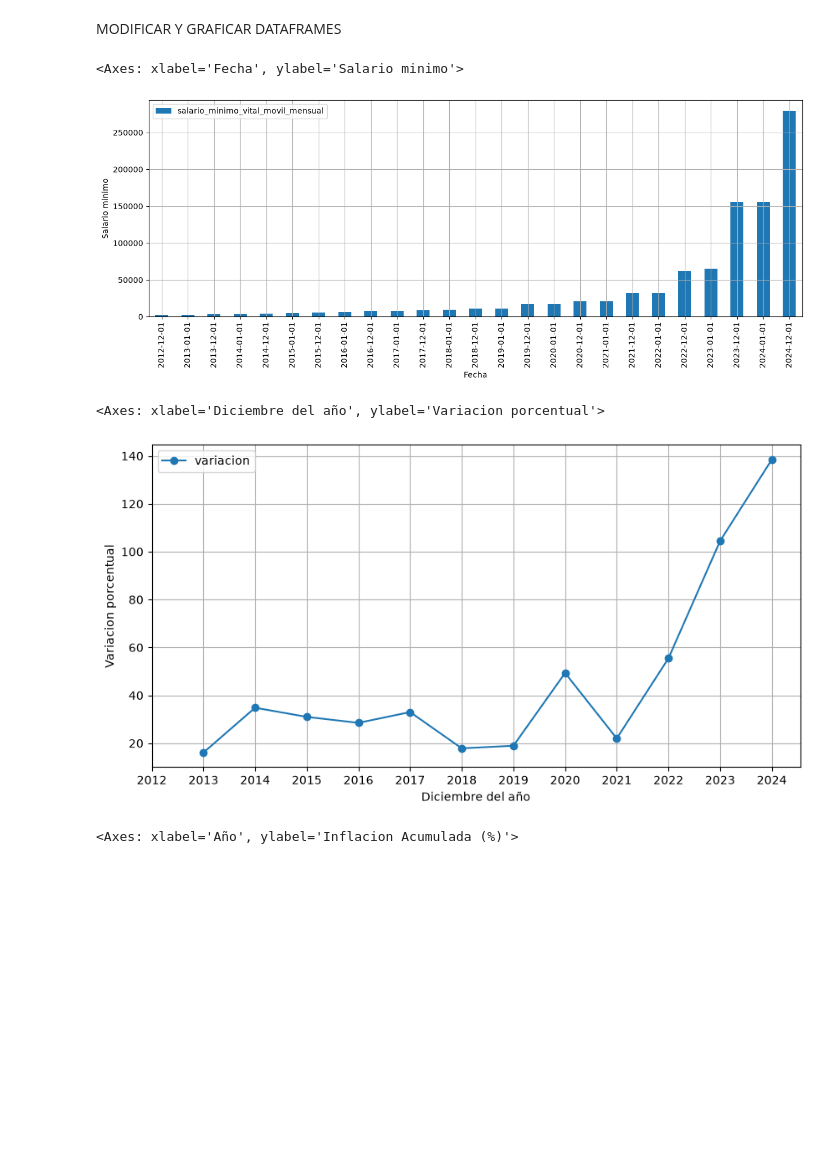
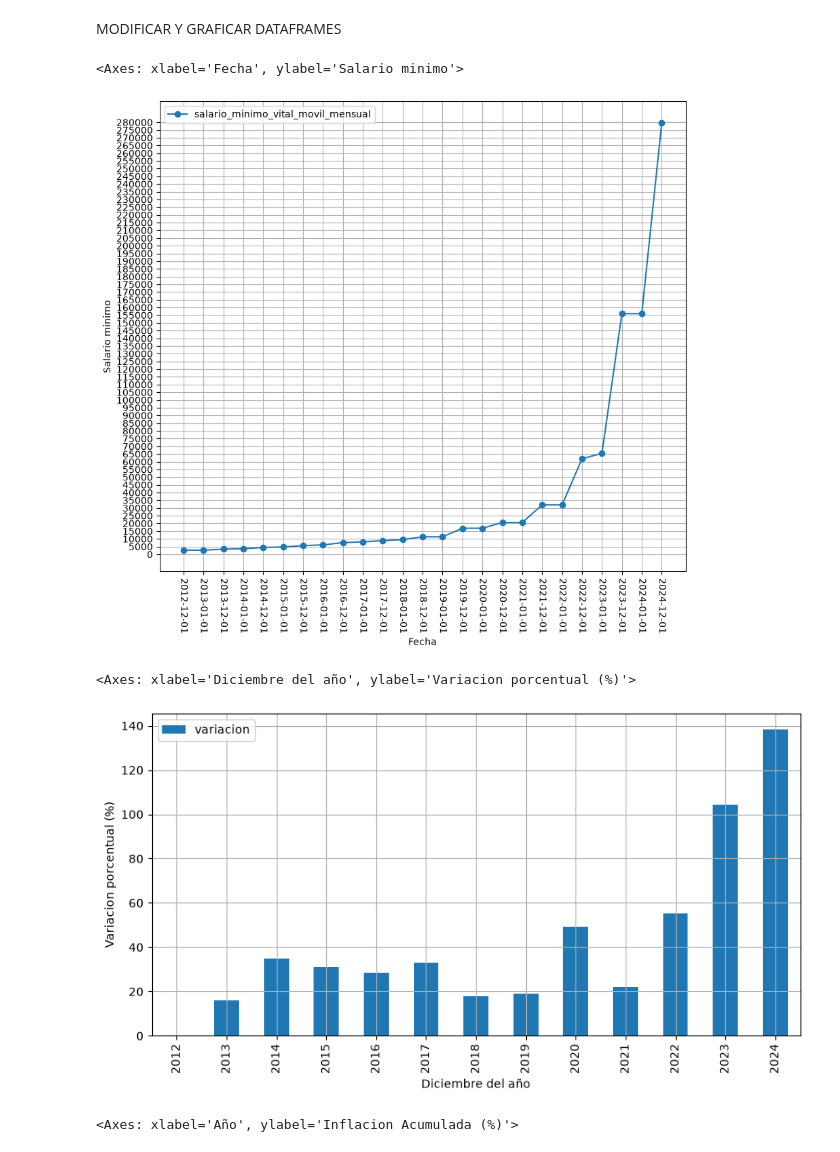
Before and after one commit to TomasVerniano/ANALISIS_POBLACION_ARGENTINA_AED, a Jupyter notebook: economia.ipynb, the cells around one changed output. Drawn from its saved outputs; the diff is of its cells as text; code cells hidden in the pictures; blank space fills up the shorter version.

Commit message:
Economia variaciones

```diff
--- a/economia.ipynb
+++ b/economia.ipynb
@@ -63,49 +63,56 @@ MODIFICAR Y GRAFICAR DATAFRAMES
 # %%
 salario_min_desde_2012 = salario_min[(salario_min['indice_tiempo'] >= '2012-12-01') & (salario_min['indice_tiempo'] <= '2024-12-01')]
 
 salario_min_desde_2012 = salario_min_desde_2012[salario_min_desde_2012['indice_tiempo'].dt.month.isin([1,12])]
 
 salario_min_desde_2012 = salario_min_desde_2012.sort_values('indice_tiempo')
 
 salario_min_desde_2012['indice_tiempo'] = salario_min_desde_2012['indice_tiempo'].dt.strftime('%Y-%m-%d')
 
+val_max = int(salario_min_desde_2012['salario_minimo_vital_movil_mensual'].max())
+paso = 5000
+
 salario_min_desde_2012.plot(
-                            kind = 'bar',
-                            figsize = (15,5),
+                            #kind = 'bar',
+                            figsize = (10,9),
                             grid = True,
                             x = 'indice_tiempo',
-                            rot = 90,
+                            rot = 270,
+                            xticks = range(len(salario_min_desde_2012)),
                             xlabel ='Fecha',
                             y = 'salario_minimo_vital_movil_mensual',
-                            ylabel ='Salario minimo'
+                            yticks = range(0, val_max + paso, paso),
+                            ylabel ='Salario minimo',
+                            marker = 'o'
                            )
 # %% [output]
 <Axes: xlabel='Fecha', ylabel='Salario minimo'>
-[figure, old version]
+[figure, new version]
 # %%
-salario_min_desde_2012_var = salario_min[(salario_min['indice_tiempo'] >= '2011-12-01') & (salario_min['indice_tiempo'] <= '2024-12-01')]
+var_salario_min_desde_2012 = salario_min[(salario_min['indice_tiempo'] >= '2011-12-01') & (salario_min['indice_tiempo'] <= '2024-12-01')]
 
-salario_min_desde_2012_var = salario_min_desde_2012_var[salario_min_desde_2012_var['indice_tiempo'].dt.month == 1]
+var_salario_min_desde_2012 = var_salario_min_desde_2012[var_salario_min_desde_2012['indice_tiempo'].dt.month == 1]
 
-salario_min_desde_2012_var = salario_min_desde_2012_var.sort_values('indice_tiempo')
+var_salario_min_desde_2012 = var_salario_min_desde_2012.sort_values('indice_tiempo')
 
-salario_min_desde_2012_var['variacion'] = salario_min_desde_2012_var['salario_minimo_vital_movil_mensual'].pct_change() * 100
+var_salario_min_desde_2012['variacion'] = var_salario_min_desde_2012['salario_minimo_vital_movil_mensual'].pct_change() * 100
 
-salario_min_desde_2012_var['anio'] = salario_min_desde_2012_var['indice_tiempo'].dt.strftime('%Y')
+var_salario_min_desde_2012['anio'] = var_salario_min_desde_2012['indice_tiempo'].dt.strftime('%Y')
 
-salario_min_desde_2012_var.plot(
+var_salario_min_desde_2012.plot(
+                                kind = 'bar',
                                 figsize = (10, 5),
                                 grid = True,
                                 x = 'anio',
                                 xlabel = 'Diciembre del año',
-                                xticks=range(len(salario_min_desde_2012_var)),
+                                #xticks=range(len(var_salario_min_desde_2012)),
                                 y = 'variacion',
-                                ylabel = 'Variacion porcentual',
-                                marker='o'
+                                ylabel = 'Variacion porcentual (%)',
+                                #marker='o'
                                )
 # %% [output]
-<Axes: xlabel='Diciembre del año', ylabel='Variacion porcentual'>
+<Axes: xlabel='Diciembre del año', ylabel='Variacion porcentual (%)'>
-[figure, old version]
+[figure, new version]
 # %%
 inflacion_2012_2024 = inflacion[(inflacion['fecha'] >= '2012-01-31') & (inflacion['fecha'] <= '2024-12-31')]
 
```
Also changed, not shown: parts of 2 cells of this notebook, 4 other files.
